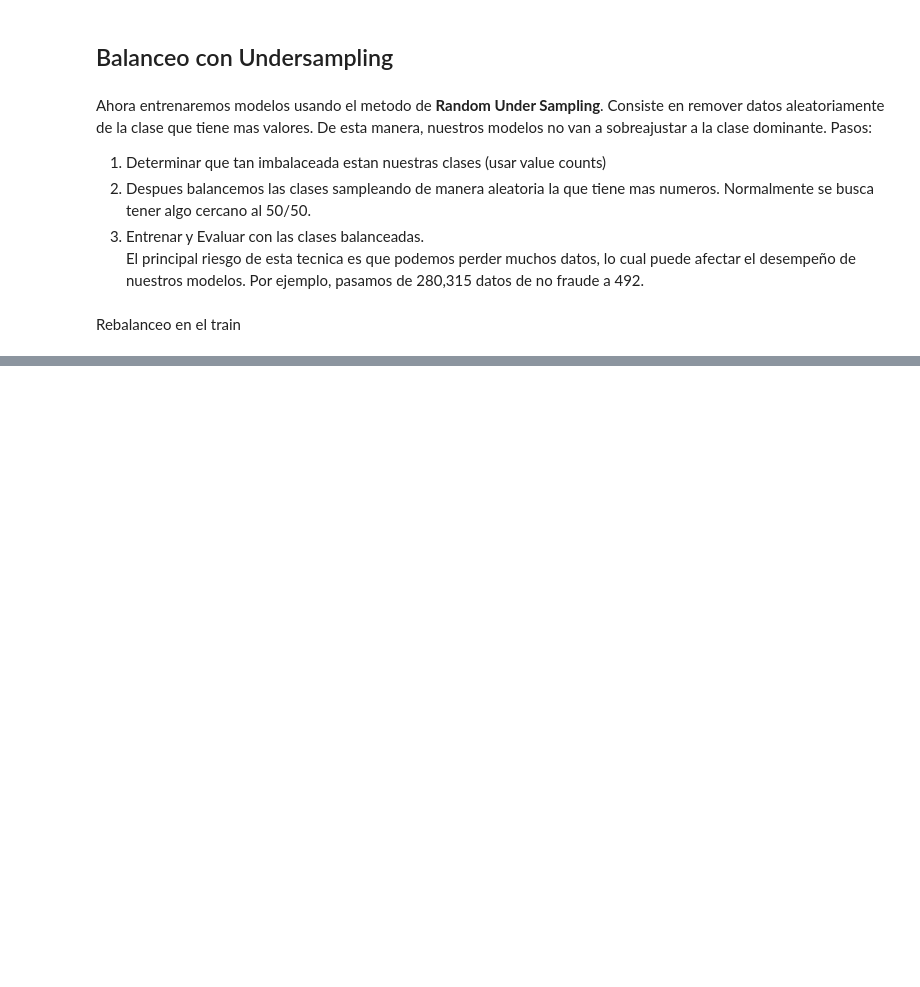
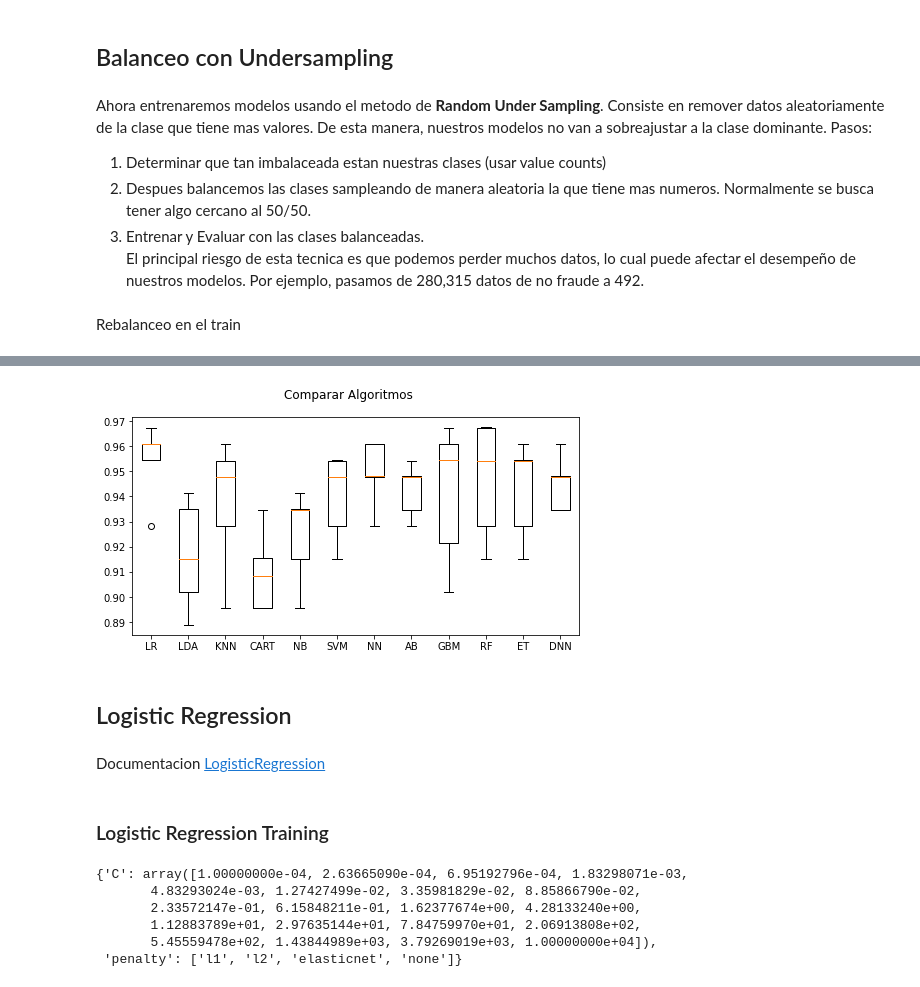
Before and after one commit to uumami/workshop_riskmathics, a Jupyter notebook: deteccion_de_fraude.ipynb, the cells around one changed output, grey strips where cells are left out. Cells and saved outputs as stored; diff of their text form; code cells hidden in the pictures; blank space fills up the shorter version.

```diff
--- a/deteccion_de_fraude.ipynb
+++ b/deteccion_de_fraude.ipynb
@@ -358,0 +444,28 @@ pyplot.show()
+# %%
+# Modelo de red Neuronal
+# Si deseas entrenarlo pon el flag=1
+EnableDLModelsFlag = 1
+if EnableDLModelsFlag == 1 :
+    # Creacion del modelo con Keras
+    def create_model(neurons=12, activation='relu', learn_rate = 0.01, momentum=0):
+        # create model
+        model = Sequential()
+        model.add(Dense(X_train.shape[1], input_dim=X_train.shape[1], activation=activation))
+        model.add(Dense(32, activation=activation))
+        model.add(Dense(1, activation='sigmoid'))
+        # Compilar Modelo
+        optimizer = SGD(lr=learn_rate, momentum=momentum)
+        model.compile(loss='binary_crossentropy', optimizer='adam', metrics=['accuracy'])
+        return model
+    models.append(('DNN', KerasClassifier(build_fn=create_model, epochs=50, batch_size=10, verbose=0)))
+# %%
+results = []
+names = []
+for name, model in models:
+    kfold = KFold(n_splits=num_folds, random_state=seed)
+    cv_results = cross_val_score(model, X_train_new, Y_train_new, cv=kfold,
+                                 scoring=scoring, n_jobs=-1)
+    results.append(cv_results)
+    names.append(name)
+    msg = "%s: %f (%f)" % (name, cv_results.mean(), cv_results.std())
+    print(msg)
@@ -358,0 +485,33 @@ pyplot.show()
+# %%
+# compare algorithms
+fig = pyplot.figure()
+fig.suptitle('Comparar Algoritmos')
+ax = fig.add_subplot(111)
+pyplot.boxplot(results)
+ax.set_xticklabels(names)
+fig.set_size_inches(8,4)
+pyplot.show()
+# %% [output]
+[figure, added]
+# %% [markdown]
+## Logistic Regression
+# %% [markdown]
+Documentacion [LogisticRegression](https://scikit-learn.org/stable/modules/generated/sklearn.linear_model.LogisticRegression.html)
+# %% [markdown]
+### Logistic Regression Training
+# %%
+# Numero de Arboles en el Bosque
+penalty = ['l1', 'l2', 'elasticnet', 'none']
+# Inverso de la Regularizacion
+C = np.logspace(-4, 4, 20)
+# Crea el grid de busqueda
+random_grid = {'penalty': penalty,
+               'C': C}
+pprint(random_grid)
+# %% [output]
+{'C': array([1.00000000e-04, 2.63665090e-04, 6.95192796e-04, 1.83298071e-03,
+       4.83293024e-03, 1.27427499e-02, 3.35981829e-02, 8.85866790e-02,
+       2.33572147e-01, 6.15848211e-01, 1.62377674e+00, 4.28133240e+00,
+       1.12883789e+01, 2.97635144e+01, 7.84759970e+01, 2.06913808e+02,
+       5.45559478e+02, 1.43844989e+03, 3.79269019e+03, 1.00000000e+04]),
+ 'penalty': ['l1', 'l2', 'elasticnet', 'none']}
```
Also changed, not shown: parts of 49 cells of this notebook.
